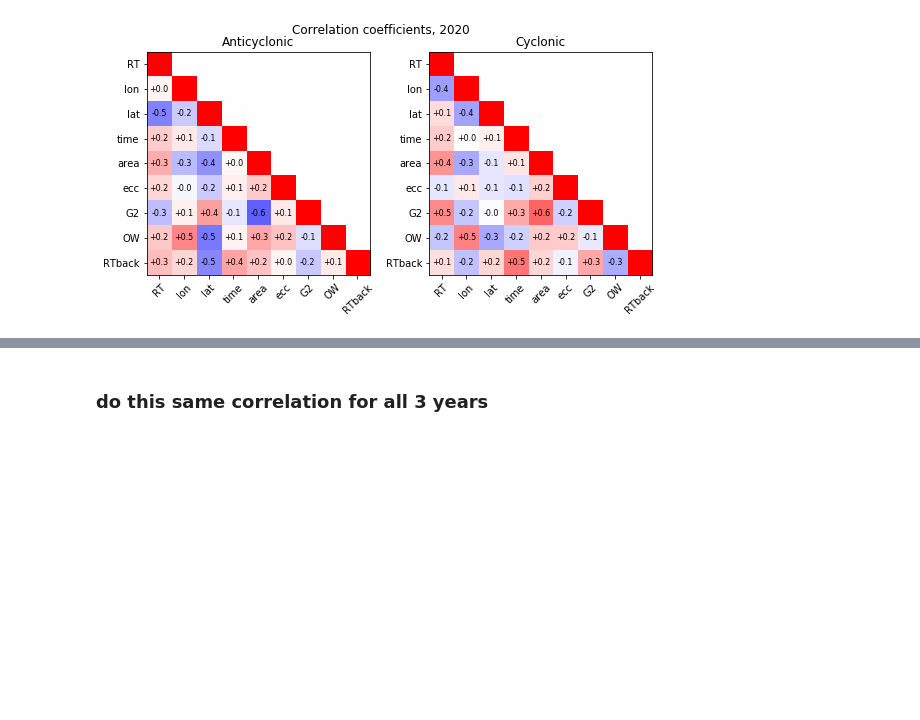
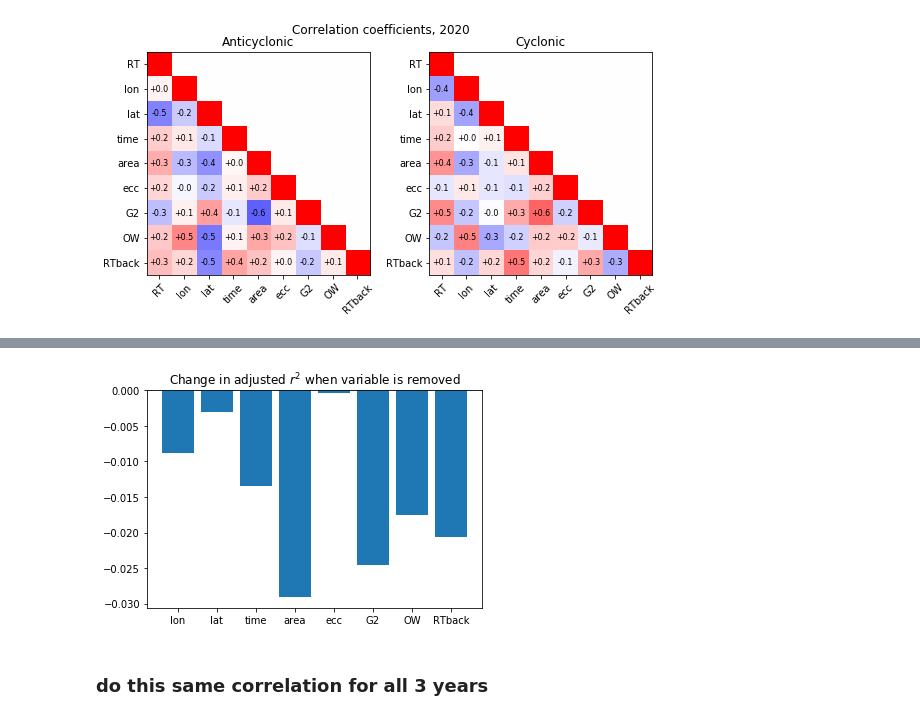
Before and after one commit to zacharykerickson/EXPORTS_analyses, a Jupyter notebook: NAtlantic_eddytracking.ipynb, the cells around one changed output, grey strips where cells are left out. Saved outputs shown, nothing was run; the diff lists cells and outputs as text; code cells hidden in the pictures; blank space fills up the shorter version.

```diff
--- a/NAtlantic_eddytracking.ipynb
+++ b/NAtlantic_eddytracking.ipynb
@@ -80,3 +225,9 @@ plt.suptitle('Correlation coefficients, 2020',va='bottom');
+# %%
+plt.bar(names[1::],adj_rsq_removing_vars-model.rsquared_adj)
+plt.title('Change in adjusted $r^2$ when variable is removed');
+plt.axhline(0,lw=0.5);
+# %% [output]
+[figure, added]
 # %% [markdown]
 ### do this same correlation for all 3 years
 # %%
```
Also changed, not shown: parts of 12 cells of this notebook.
